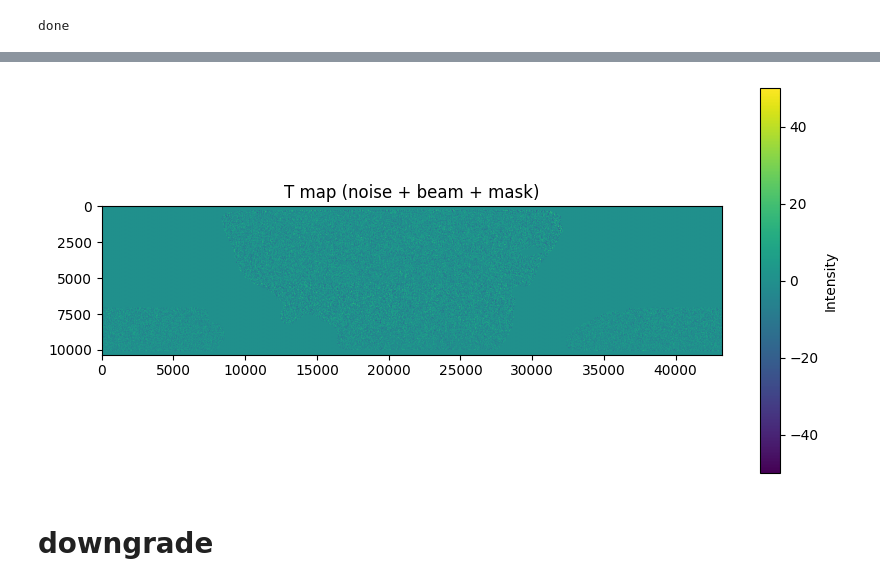
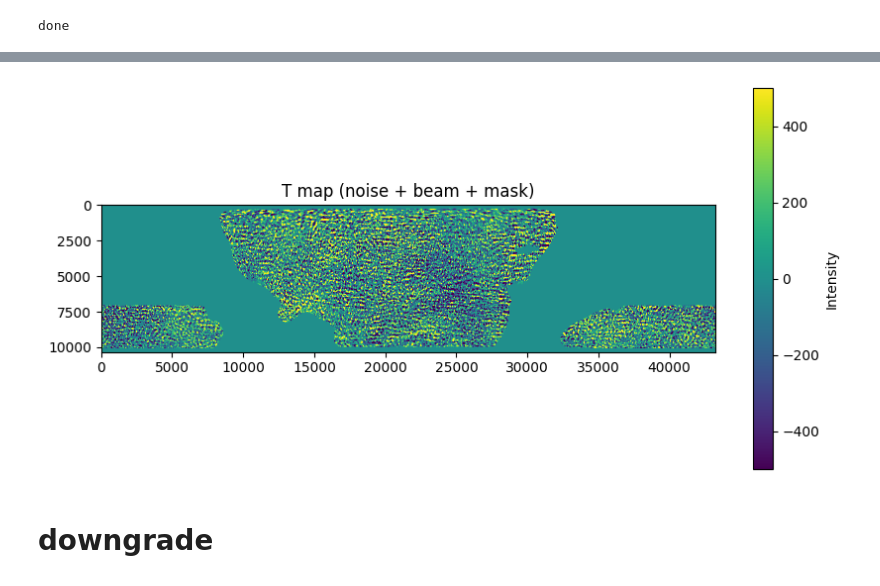
Before and after one commit to mgatti29/CMB_lensing_SBI, a Jupyter notebook: Notebooks/SBI_pipeline_CMB_lensing.ipynb, the cells around one changed output, grey strips where cells are left out. Drawn from its saved outputs; the diff is of its cells as text; code cells hidden in the pictures.

```diff
--- a/Notebooks/SBI_pipeline_CMB_lensing.ipynb
+++ b/Notebooks/SBI_pipeline_CMB_lensing.ipynb
@@ -339,20 +358,22 @@ lensed_cls1 = {'tt': powers['lensed_scalar'][:,0], 'te': powers['lensed_scalar']
 # %% [markdown]
 # CAMB settings (from ini file)
 # %%
-camb_filename = '../data/cosmo2017_10K_acc3_params.ini'
+if not os.path.exists(outdir+'/lensed_and_beams_alms.npy'):
+    if cosmology == 'fiducial':
+        camb_filename = '../data/cosmo2017_10K_acc3_params.ini'
 
-# it's really this simple!
-pars = camb.read_ini(camb_filename)
-results = camb.get_results(pars)
+    # it's really this simple!
+    pars = camb.read_ini(camb_filename)
+    results = camb.get_results(pars)
 
-# CMB_unit set to None to exclude ~1e12 factor,
-# raw_cl to give me Cl not l(l+1)/2pi Cl
-powers = results.get_cmb_power_spectra(pars, CMB_unit=None, raw_cl=True)
+    # CMB_unit set to None to exclude ~1e12 factor,
+    # raw_cl to give me Cl not l(l+1)/2pi Cl
+    powers = results.get_cmb_power_spectra(pars, CMB_unit='muK', raw_cl=True)
 
 
-unlensed_cls = {'tt': powers['unlensed_scalar'][:,0], 'te': powers['unlensed_scalar'][:,3],
-                'ee': powers['unlensed_scalar'][:,1], 'bb': powers['unlensed_scalar'][:,2]}
+    unlensed_cls = {'tt': powers['unlensed_scalar'][:,0], 'te': powers['unlensed_scalar'][:,3],
+                    'ee': powers['unlensed_scalar'][:,1], 'bb': powers['unlensed_scalar'][:,2]}
 
-lensed_cls = {'tt': powers['lensed_scalar'][:,0], 'te': powers['lensed_scalar'][:,3],
-              'ee': powers['lensed_scalar'][:,1], 'bb': powers['lensed_scalar'][:,2],
-              'pp': powers['lens_potential'][:,0]}
+    lensed_cls = {'tt': powers['lensed_scalar'][:,0], 'te': powers['lensed_scalar'][:,3],
+                  'ee': powers['lensed_scalar'][:,1], 'bb': powers['lensed_scalar'][:,2],
+                  'pp': powers['lens_potential'][:,0]}
@@ -750,16 +813,19 @@ Done
 # %%
-#############################
-plt.figure(figsize=(10, 5))
-plt.imshow(np.array(totmap[0].data),vmin = -50,vmax=50)#, grid=False)
-plt.title('T map (noise + beam + mask)')
-plt.colorbar(label='Intensity')
-plt.show()
+try:
+    #############################
+    plt.figure(figsize=(10, 5))
+    plt.imshow(np.array(totmap[0].data),vmin = -500,vmax=500)#, grid=False)
+    plt.title('T map (noise + beam + mask)')
+    plt.colorbar(label='Intensity')
+    plt.show()
 
 
-end = timeit.default_timer()
-timing_container['add_noise'] = end - st
+    end = timeit.default_timer()
+    timing_container['add_noise'] = end - st
+except:
+    pass
 # %% [output]
-[figure, old version]
+[figure, new version]
 # %% [markdown]
 # downgrade
 # %% [markdown]
```
Also changed, not shown: parts of 24 cells of this notebook, 2 other files.
